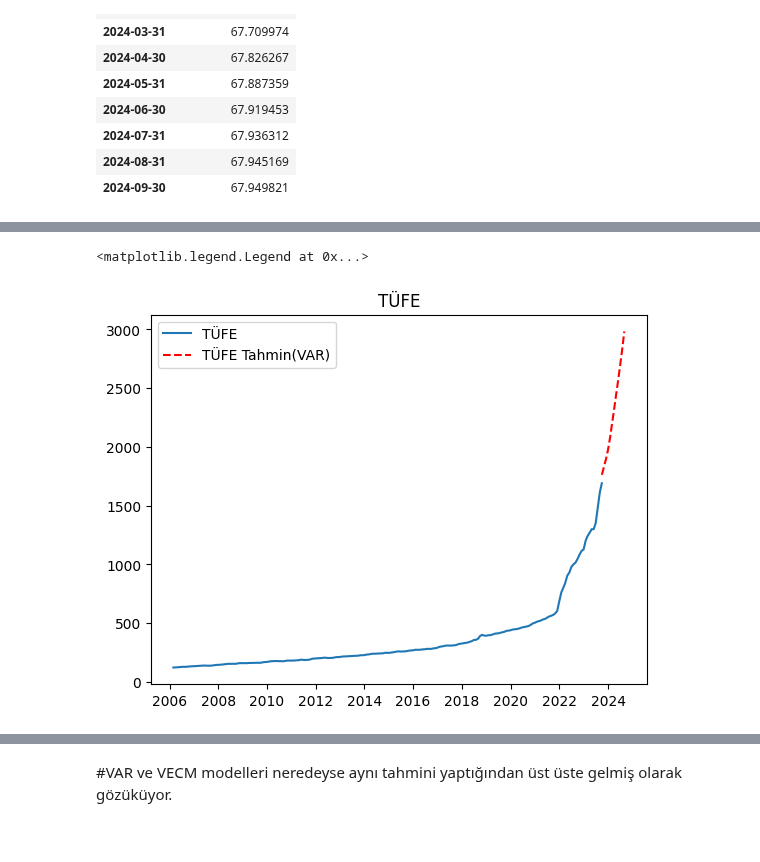
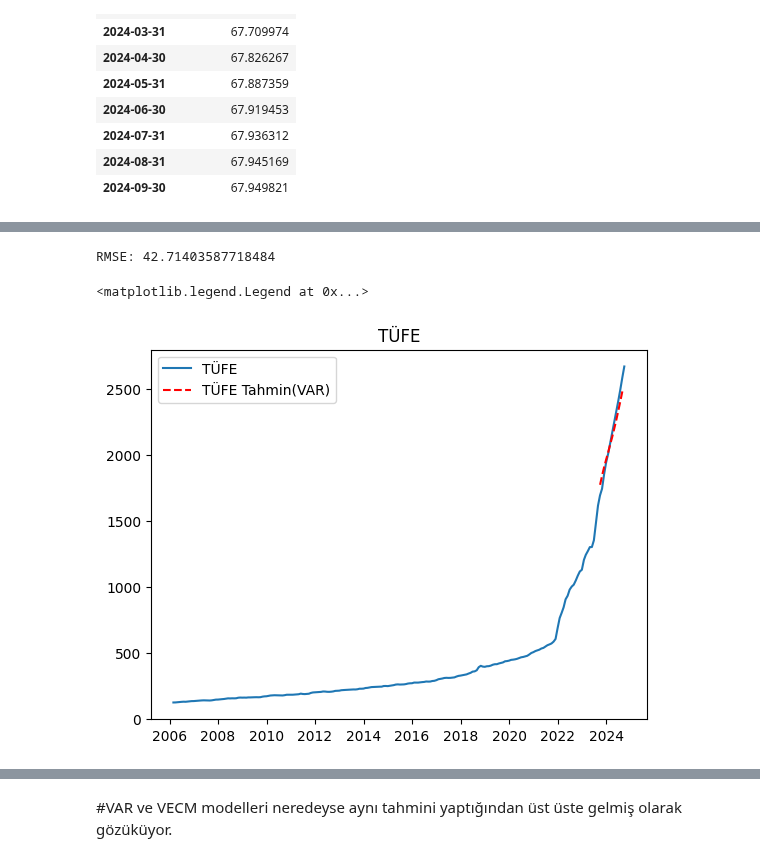
Before and after one commit to kaboya19/InflationForecast, a Jupyter notebook: InflationForecast.ipynb, the cells around one changed output, grey strips where cells are left out. Drawn from its saved outputs; the diff is of its cells as text; code cells hidden in the pictures.

```diff
--- a/InflationForecast.ipynb
+++ b/InflationForecast.ipynb
@@ -447,8 +462,7 @@ X
 y=pd.DataFrame(df["CPI"])
 y["CPI"]=y["CPI"].astype(float)
 y=y.set_index(pd.date_range('2006-02-28','2023-11-29' , freq='1M'))
-y=y.tail(211)
-y=y.head(210)
+y=y.iloc[12:212]
 y
 # %% [output]
 |  | CPI |
@@ -608,7 +612,7 @@ plt.grid(True)
 [figure]
 # %%
 # En uygun parametrelerle ARIMA modelini eğitme
-optimal_model = ARIMA(money["Para Arzi Onceki"].head(212), order=(4,3,4))
+optimal_model = ARIMA(money["Para Arzi"].head(212), order=(4,3,4))
 optimal_model_fit = optimal_model.fit()
 
 # Gelecek 12 ay için tahmin yapma
@@ -774,0 +820,6 @@ plt.legend()
+# %%
+import statsmodels.api as sm
+tahmin3=pd.DataFrame(results.predict(sm.add_constant(extended_X)),columns=["CPI"])
+tahmin3=tahmin3.dropna(axis=0)
+tahmin3["Aylık Enflasyon"]=tahmin3["CPI"]/tahmin3["CPI"].shift(1)
+tahmin3.tail(12)
@@ -785,20 +889,25 @@ df6=df6.head(212)
 money=money.head(212)
 df14=df14.head(212)
 df3=df3.head(212)
-df=df.head(212)
+
 
 pfaiz=pfaiz.set_index(dates)
 df6=df6.set_index(dates)
 money=money.set_index(dates)
 df14=df14.set_index(dates)
 df3=df3.set_index(dates)
-df=df.set_index(dates)
+
 
 
 data["USD/TL"]=df6["USD/TL"].rolling(3).mean().dropna()
 data["Para Arzı"]=money["Para Arzi Onceki"]
 data["Brent"]=df14["Brent"]
 data["Kredi"]=df3["Kredi"]
+data["Kredi Faizi"]=kfaiz["Kredi Faizi"]
+data["Politika Faizi"]=pfaiz["Politika Faizi"]
+data["Parasal Sıkılaşma Endeksi"]=endeks
+data["Tüketici Güven Endeksi"]=tge["Tüketici Güven Endeksi"]
 data["TÜFE"]=df["CPI"]
+data=data.iloc[105:,:]
 data
 # %% [output]
@@ -818,23 +927,57 @@ data
+# %%
+import pandas as pd
+import numpy as np
+from statsmodels.tsa.api import VAR
+from statsmodels.tools.eval_measures import rmse
+
+
+
+# Veriyi eğitim ve test setlerine ayır
+train_size = int(0.93 * len(data))
+train, test = data[:train_size], data[train_size:]
+
+# VAR modelini eğit
+model = VAR(train)
+model_fitted = model.fit()
+
+# Tahmin yap
+lag_order = model_fitted.k_ar  # En iyi gecikme sayısını kullan
+forecast = model_fitted.forecast(train.values[-lag_order:], steps=len(test))
+
+# Tahmin sonuçlarını bir veri çerçevesine dök
+forecast_df = pd.DataFrame(forecast[:,8], columns=['Tahmin'], index=test.index)
+
+# Gerçek değerler ile tahminleri karşılaştır
+rmse_score = rmse(test["TÜFE"], forecast_df["Tahmin"])
+print("RMSE:", rmse_score)
+
+# Tahmin sonuçlarını ve gerçek değerleri görselleştir
+# %% [output]
+RMSE: 42.71403587718484
 # %%
+import pandas as pd
 import numpy as np
-import pandas as pd
-import statsmodels.api as sm
+from statsmodels.tsa.api import VAR
 
-model = sm.tsa.VAR(data)
-# Modeli uyarlayın
-results = model.fit(ic="bic",maxlags=3)  # İhtiyaca göre maksimum gecikme düzeyini ayarlayabilirsiniz
 
-# Tahminler yapın (örneğin, 12 aylık öngörü)
-forecast_horizon = 12
-forecast = results.forecast(y=results.endog, steps=forecast_horizon)
 
-forecast=pd.DataFrame(forecast[:,4])
-forecast.columns=["TÜFE"]
-forecast=forecast.set_index(pd.date_range('2023-10-01','2024-10-01' , freq='1M')-pd.offsets.MonthBegin(1))
+# Tüm veriyi kullanarak VAR modelini eğit
+model = VAR(data)
+model_fitted = model.fit()
+
+# Gelecek 12 ayı tahmin et
+lag_order = model_fitted.k_ar
+forecast = model_fitted.forecast(data.values[-lag_order:], steps=12)
+
+# Tahmin sonuçlarını bir veri çerçevesine dök
+forecast_var = pd.DataFrame(forecast[:,8],columns=["TÜFE"])
+
+# Tahmin sonuçlarını yazdır
+forecast_var=forecast_var.set_index(pd.date_range('2023-10-01','2024-10-01' , freq='1M')-pd.offsets.MonthBegin(1))
 plt.plot(df["CPI"],label="TÜFE")
-plt.plot(forecast,"--",label="TÜFE Tahmin(VAR)",color="red")
+plt.plot(forecast_var["TÜFE"],"--",label="TÜFE Tahmin(VAR)",color="red")
 plt.title("TÜFE")
 plt.legend()
 # %% [output]
 <matplotlib.legend.Legend at 0x...>
-[figure, old version]
+[figure, new version]
```
Also changed, not shown: parts of 35 cells of this notebook.
